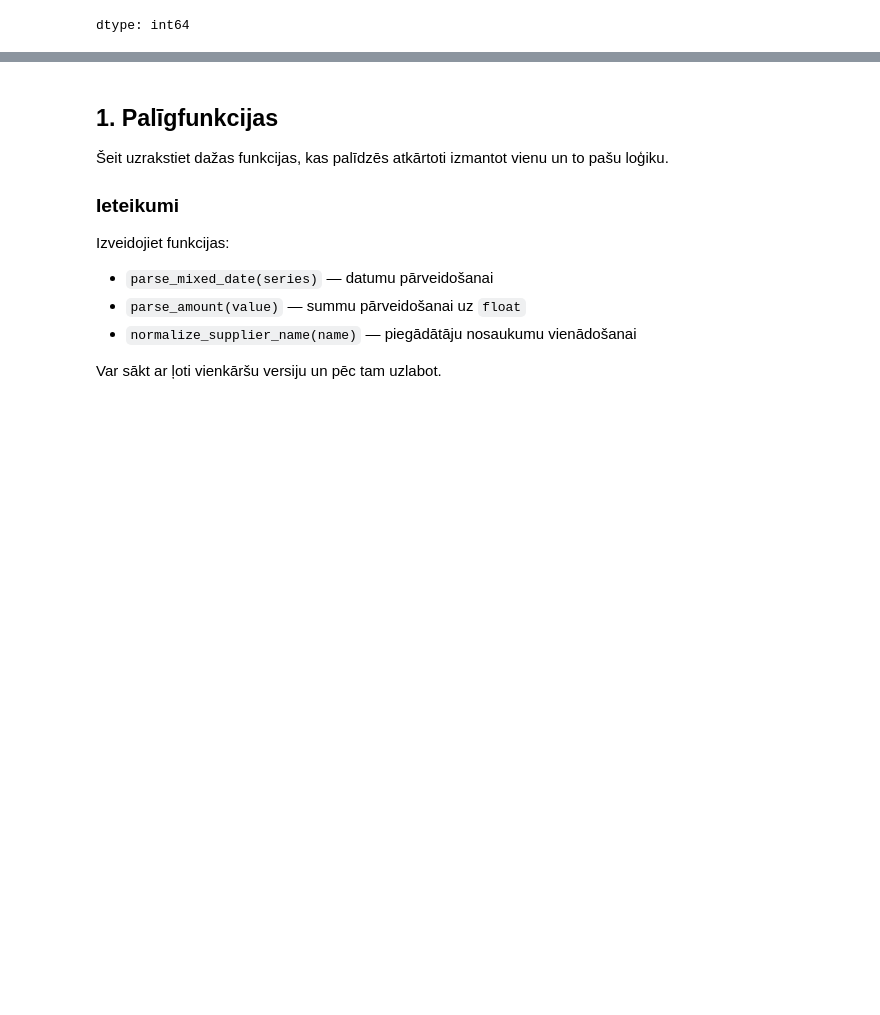
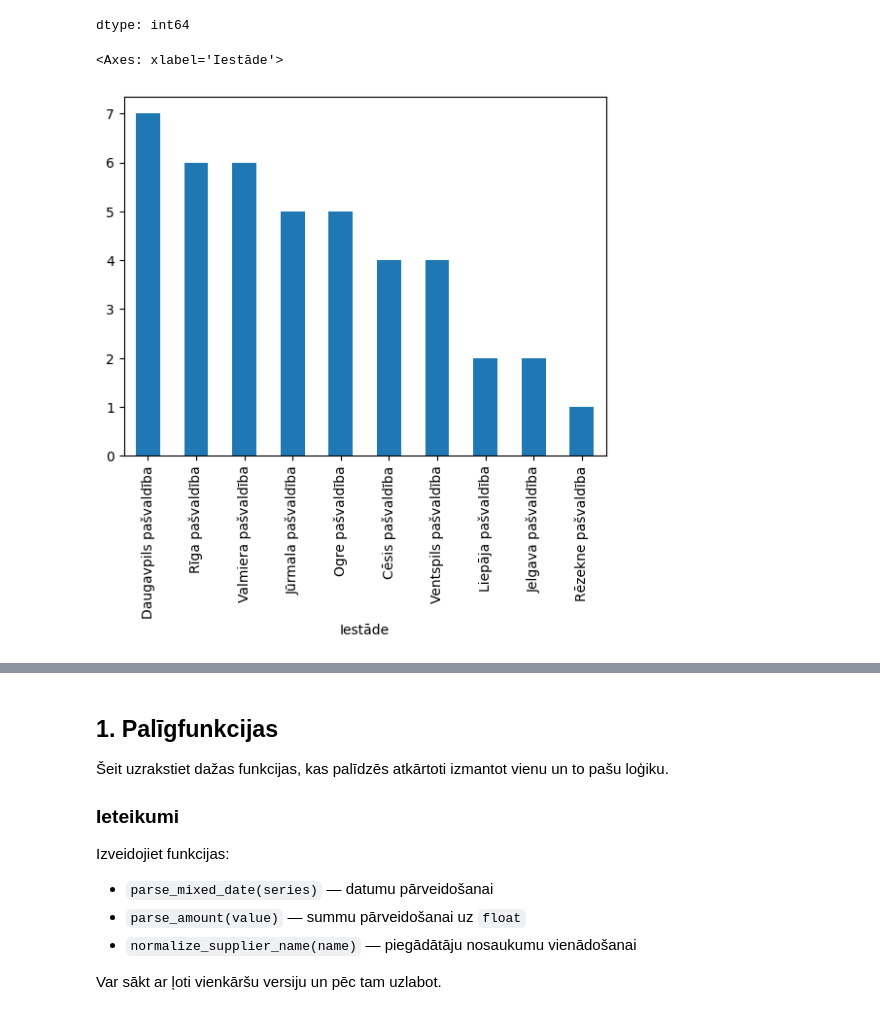
Before and after one commit to ValRCS/RTU_Digitalas_Prasmes_Excel_VBA_Python, a Jupyter notebook: notebooks/student_workbook_latvia_excel_datasets_colab.ipynb, the cells around one changed output, grey strips where cells are left out. Cells and saved outputs as stored; diff of their text form; code cells hidden in the pictures; blank space fills up the shorter version.

```diff
--- a/notebooks/student_workbook_latvia_excel_datasets_colab.ipynb
+++ b/notebooks/student_workbook_latvia_excel_datasets_colab.ipynb
@@ -505,6 +579,13 @@ local_budget_df["Iestāde"].value_counts()
 | Jelgava pašvaldība | 2 |
 | Rēzekne pašvaldība | 1 |
 dtype: int64
+# %%
+# let us plot value counts for Iestāde
+local_budget_df["Iestāde"].value_counts().plot(kind="bar") # krāsu un citus uzstādijumus var mainīt
+# sīkāk par vizualizācijam nākoša nodarbībā
+# %% [output]
+<Axes: xlabel='Iestāde'>
+[figure, added]
 # %%
 # visas kolonnas kopā vienā describe
 local_budget_df.describe(include="all")
```
Also changed, not shown: parts of 29 cells of this notebook.
